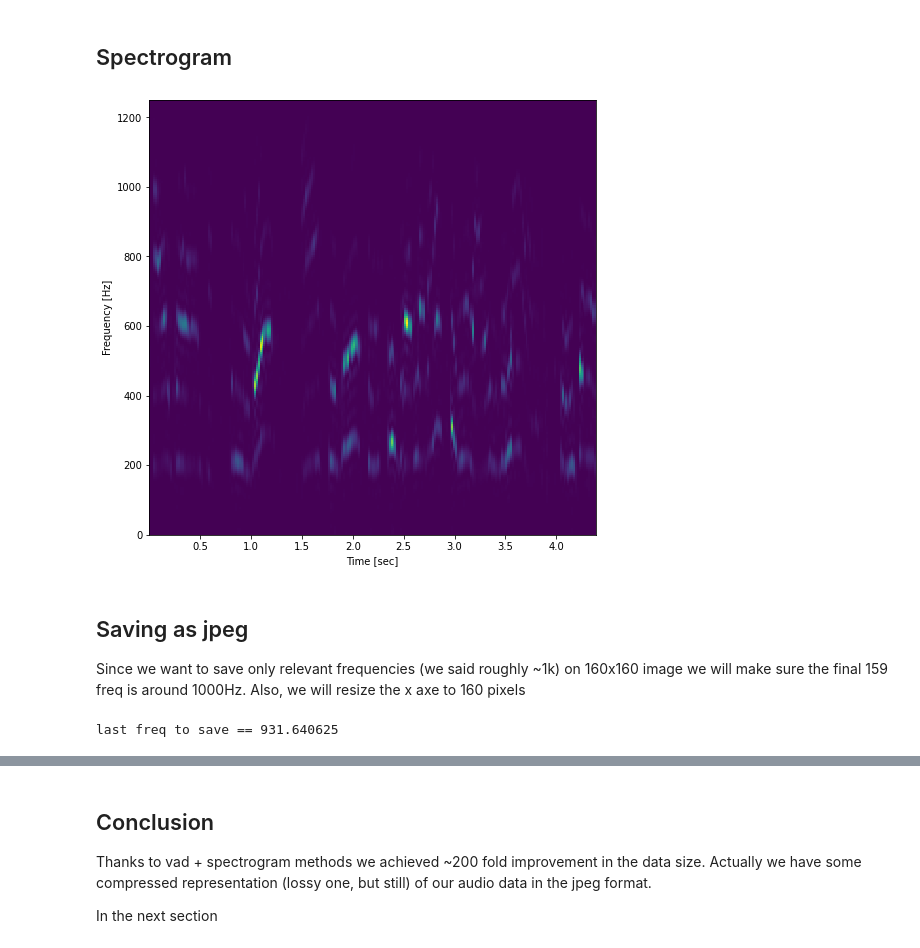
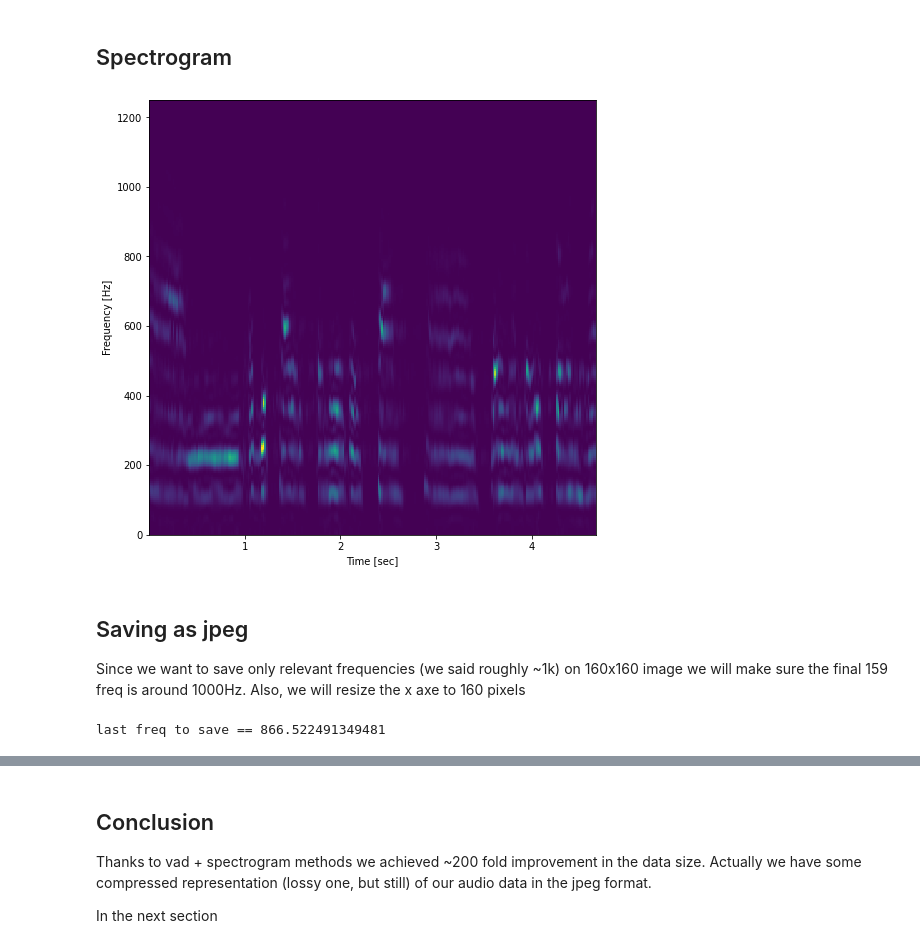
Before and after one commit to sgalrot/corsound, a Jupyter notebook: notebooks/corsound_spectrogram_script.ipynb, the cells around one changed output, grey strips where cells are left out. Drawn from its saved outputs; the diff is of its cells as text; code cells hidden in the pictures.

```diff
--- a/notebooks/corsound_spectrogram_script.ipynb
+++ b/notebooks/corsound_spectrogram_script.ipynb
@@ -149,14 +149,14 @@ scipy.io.wavfile.write("vad.wav", samplerate, signal_wav[np.where(ynew>0)])
 ## Spectrogram
 # %%
 from scipy import signal
-f, t, Sxx = signal.spectrogram(signal_wav_after_vad, samplerate, nfft = 8192, nperseg=1024)
+f, t, Sxx = signal.spectrogram(signal_wav_after_vad, samplerate, nfft = 8092, nperseg=1024, noverlap=256)
 plt.pcolormesh(t, f, Sxx)
 plt.ylabel('Frequency [Hz]')
 plt.xlabel('Time [sec]')
 plt.ylim(0, 1250)
 plt.show()
 # %% [output]
-[figure, old version]
+[figure, new version]
 # %% [markdown]
 ## Saving as jpeg
 Since we want to save only relevant frequencies (we said roughly ~1k) on 160x160 image we will make sure the final 159 freq is around 1000Hz.
@@ -165,7 +165,7 @@ Also, we will resize the x axe to 160 pixels
 print("last freq to save == {}".format(f[159]))
 assert(f[159]> 800 and f[159] < 1200)
 # %% [output]
-last freq to save == 931.640625
+last freq to save == 866.522491349481
 # %%
 Sxx_to_save = Sxx[:160, :]
 # %%
```
Also changed, not shown: parts of 7 cells of this notebook, 1 other file.
